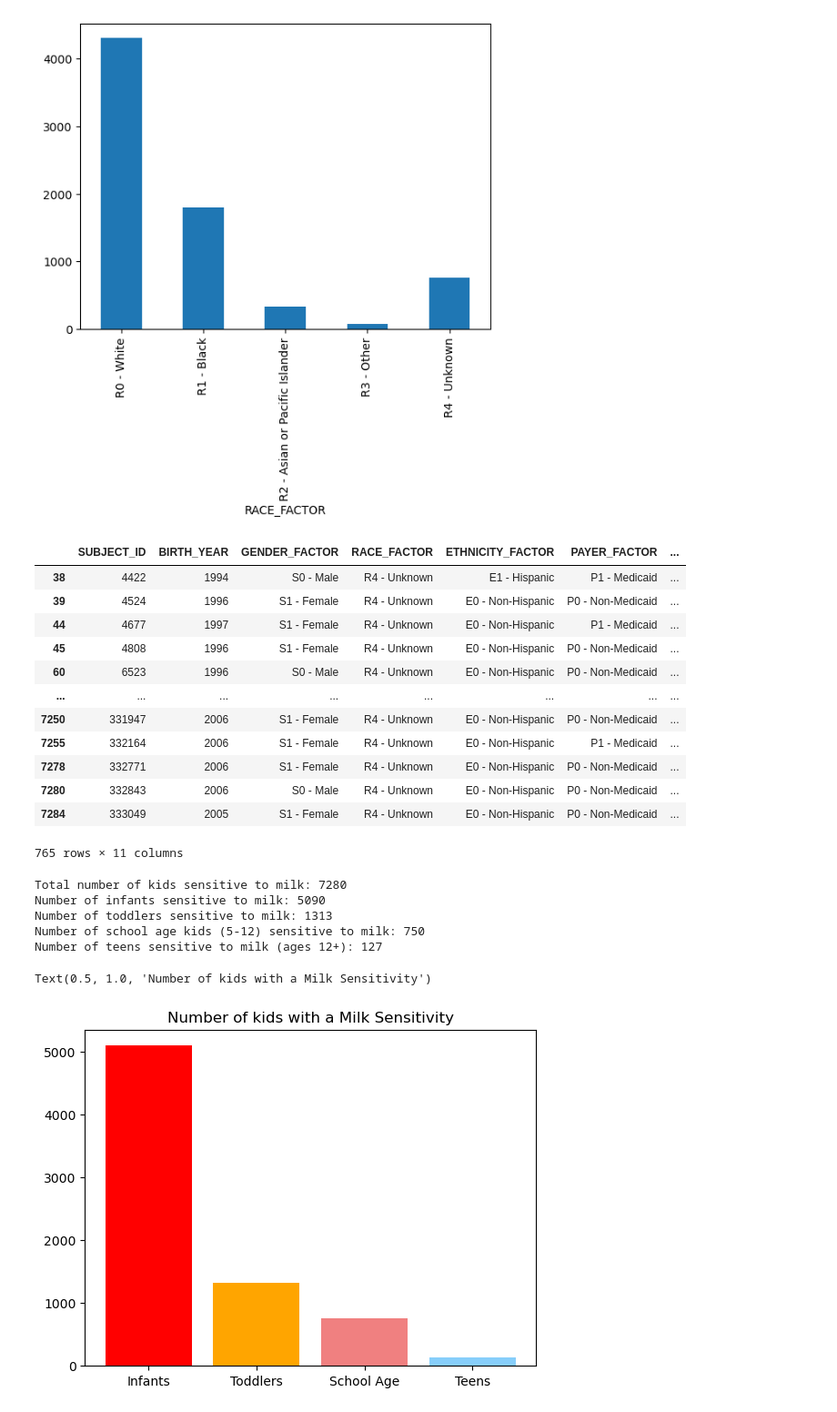
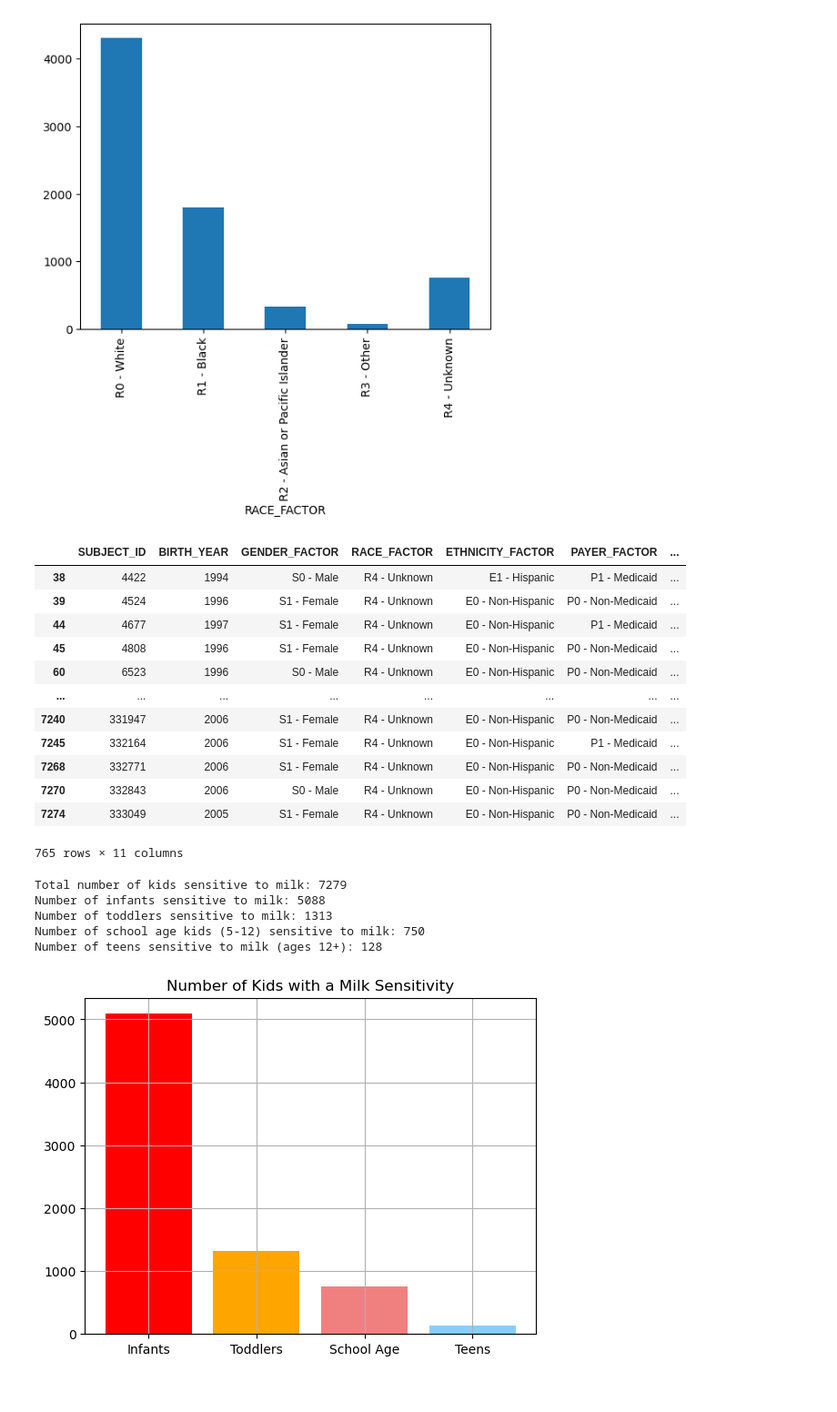
Before and after one commit to leahkrause/project_1, a Jupyter notebook: Allergy.ipynb, the cells around one changed output. Shown: that part at 91% size. Cells and saved outputs as stored; diff of their text form; code cells hidden in the pictures.

```diff
--- a/Allergy.ipynb
+++ b/Allergy.ipynb
@@ -97,3 +97,25 @@ Index(['SUBJECT_ID', 'BIRTH_YEAR', 'GENDER_FACTOR', 'RACE_FACTOR',
        'ALLERGIC_RHINITIS_START', 'ALLERGIC_RHINITIS_END', 'ASTHMA_START',
        'ASTHMA_END', 'FIRST_ASTHMARX', 'LAST_ASTHMARX', 'NUM_ASTHMARX'],
       dtype='object')
+# %%
+#Clean data and copy it in the allallergy_df_clean dataframe
+allergy_df_clean=allergy_df.copy()
+
+#select all the numeric columns
+numeric_col=allergy_df.describe().columns
+
+deleted_rows_count=0
+data_err_number=0
+
+#check if any data in the numeric cols is negative
+#then delete the rows with negative values
+
+for col in numeric_col:
+    data_err_number= len(allergy_df_clean[allergy_df_clean[col] < 0])
+    if (data_err_number > 0):
+        print(f'{data_err_number} negative values were removed from {col} column')
+        allergy_df_clean=allergy_df_clean.drop(allergy_df_clean[allergy_df_clean[col] < 0].index)
+        deleted_rows_count+=data_err_number
+
+print(f'\n------ {deleted_rows_count} rows deleted. --------')
+allergy_df_clean.head()
@@ -121,9 +156,9 @@ pd.concat([allergy_df.groupby('GENDER_FACTOR').count(),
 # %%
-def clean_DataFrame(allergen):
+def get_allergen_df(allergen):
     allergen_start_column=allergen.upper()+'_ALG_START'
     allergen_end_column=allergen.upper()+'_ALG_END'
 
-    allergen_df=allergy_df[['SUBJECT_ID', 'BIRTH_YEAR', 'GENDER_FACTOR', 'RACE_FACTOR',
+    allergen_df=allergy_df_clean[['SUBJECT_ID', 'BIRTH_YEAR', 'GENDER_FACTOR', 'RACE_FACTOR',
        'ETHNICITY_FACTOR', 'PAYER_FACTOR', 'ATOPIC_MARCH_COHORT',
        'AGE_START_YEARS', 'AGE_END_YEARS', allergen_start_column,
        allergen_end_column]].copy()
@@ -136,8 +171,8 @@ def clean_DataFrame(allergen):
         #allergen_df_clean.iloc[index,10]=value[index]
     return allergen_df_clean
 # %%
-#milk dataset had negative numbers in the "MILK_ALG_START" column that were throwing off the scatter plots. Removed these 6 rows.
-milk_df_clean=clean_DataFrame('milk').loc[clean_DataFrame('milk')["MILK_ALG_START"] > 0]
+#retrieve dataframe for patients with antibody response to milk
+milk_df_clean=get_allergen_df('milk')
 milk_df_clean.head()
 # %% [output]
 |  | SUBJECT_ID | BIRTH_YEAR | GENDER_FACTOR | RACE_FACTOR | ETHNICITY_FACTOR | PAYER_FACTOR | ... |
@@ -234,11 +270,11 @@ milk_race_unknown
 | 45 | 4808 | 1996 | S1 - Female | R4 - Unknown | E0 - Non-Hispanic | P0 - Non-Medicaid | ... |
 | 60 | 6523 | 1996 | S0 - Male | R4 - Unknown | E0 - Non-Hispanic | P0 - Non-Medicaid | ... |
 | ... | ... | ... | ... | ... | ... | ... | ... |
-| 7250 | 331947 | 2006 | S1 - Female | R4 - Unknown | E0 - Non-Hispanic | P0 - Non-Medicaid | ... |
-| 7255 | 332164 | 2006 | S1 - Female | R4 - Unknown | E0 - Non-Hispanic | P1 - Medicaid | ... |
-| 7278 | 332771 | 2006 | S1 - Female | R4 - Unknown | E0 - Non-Hispanic | P0 - Non-Medicaid | ... |
-| 7280 | 332843 | 2006 | S0 - Male | R4 - Unknown | E0 - Non-Hispanic | P0 - Non-Medicaid | ... |
-| 7284 | 333049 | 2005 | S1 - Female | R4 - Unknown | E0 - Non-Hispanic | P0 - Non-Medicaid | ... |
+| 7240 | 331947 | 2006 | S1 - Female | R4 - Unknown | E0 - Non-Hispanic | P0 - Non-Medicaid | ... |
+| 7245 | 332164 | 2006 | S1 - Female | R4 - Unknown | E0 - Non-Hispanic | P1 - Medicaid | ... |
+| 7268 | 332771 | 2006 | S1 - Female | R4 - Unknown | E0 - Non-Hispanic | P0 - Non-Medicaid | ... |
+| 7270 | 332843 | 2006 | S0 - Male | R4 - Unknown | E0 - Non-Hispanic | P0 - Non-Medicaid | ... |
+| 7274 | 333049 | 2005 | S1 - Female | R4 - Unknown | E0 - Non-Hispanic | P0 - Non-Medicaid | ... |
 765 rows × 11 columns
 # %%
 milk_infant = milk_df_clean.loc[milk_df_clean["AGE_START_YEARS"] < 1]
@@ -252,8 +288,8 @@ print(f"Number of toddlers sensitive to milk: {len(milk_toddler)}")
 print(f"Number of school age kids (5-12) sensitive to milk: {len(milk_schoolage)}")
 print(f"Number of teens sensitive to milk (ages 12+): {len(milk_teen)}")
 # %% [output]
-Total number of kids sensitive to milk: 7280
-Number of infants sensitive to milk: 5090
+Total number of kids sensitive to milk: 7279
+Number of infants sensitive to milk: 5088
 Number of toddlers sensitive to milk: 1313
 Number of school age kids (5-12) sensitive to milk: 750
-Number of teens sensitive to milk (ages 12+): 127
+Number of teens sensitive to milk (ages 12+): 128
@@ -267,11 +296,12 @@ Number of teens sensitive to milk (ages 12+): 127
 # %%
 age_bins = ["Infants", "Toddlers", "School Age", "Teens"]
-kids_affected = [5090, 1313, 750, 127]
+kids_affected = [len(milk_infant), len(milk_toddler), len(milk_schoolage), len(milk_teen)]
 # Create x_axis
 x_axis = age_bins
 colors = ["red", "orange", "lightcoral", "lightskyblue"]
 plt.bar(x_axis, kids_affected, color=colors, align="center")
-plt.title("Number of kids with a Milk Sensitivity")
+plt.title("Number of Kids with a Milk Sensitivity")
+plt.grid(True)
+plt.savefig("Images/milk_by_age_group.png")
 # %% [output]
-Text(0.5, 1.0, 'Number of kids with a Milk Sensitivity')
-[figure, old version]
+[figure, new version]
```
Also changed, not shown: parts of 26 cells of this notebook, 3 other files.
